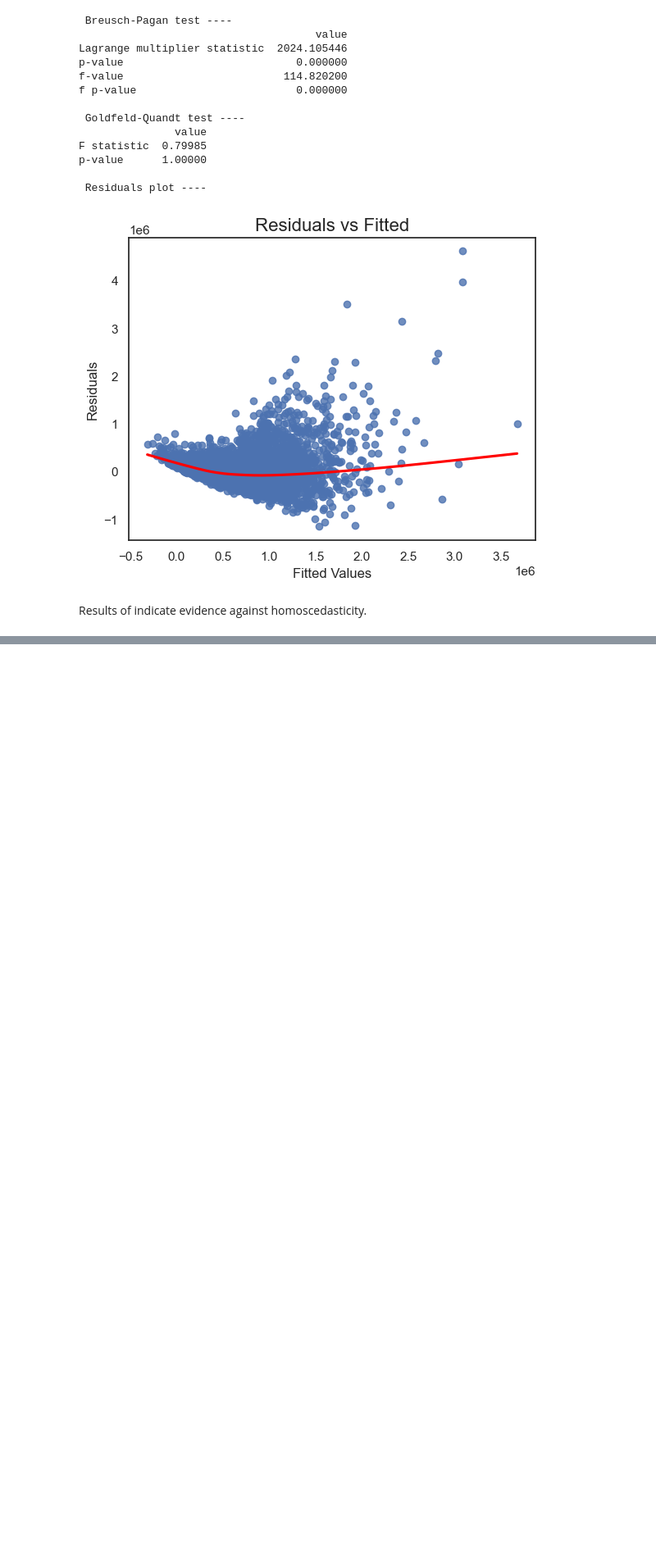
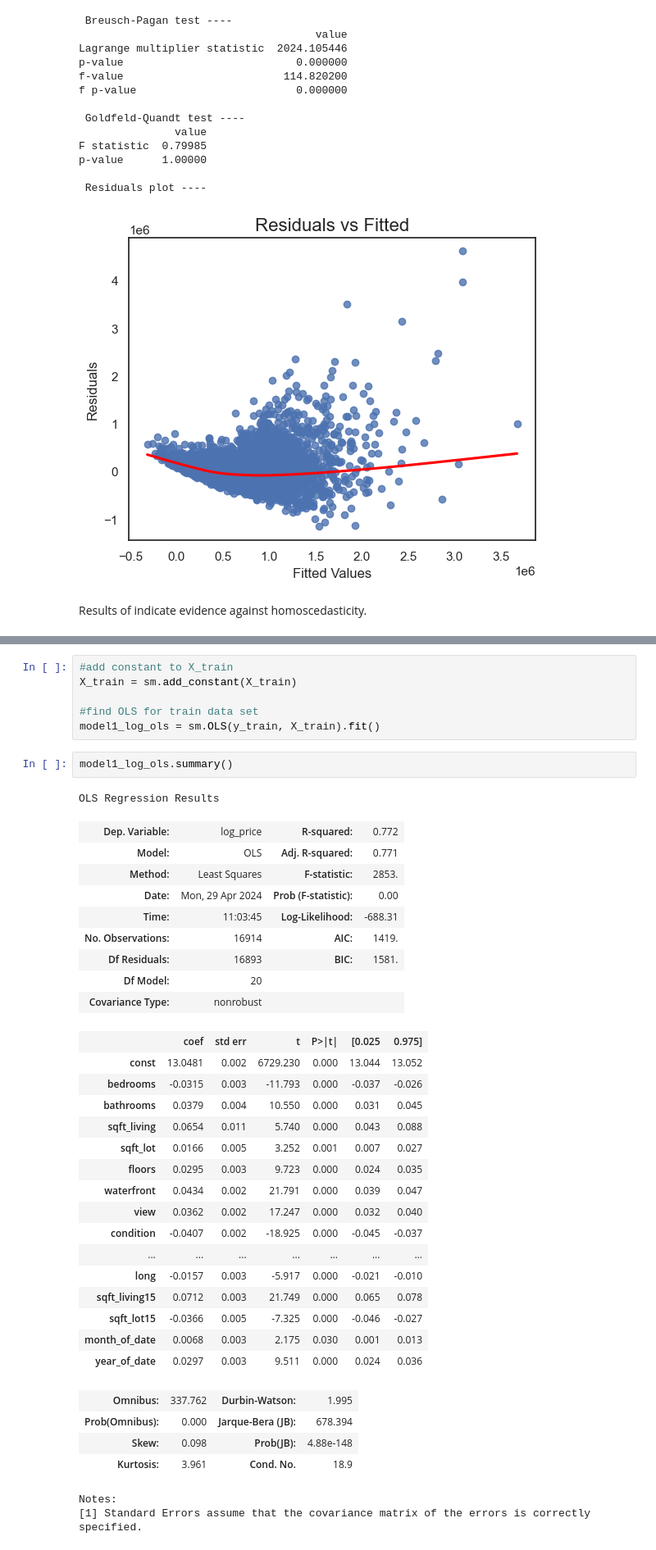
Before and after one commit to JEr1yAnalst/dsc-phase-2project_group7, a Jupyter notebook: student.ipynb, the cells around one changed output, grey strips where cells are left out. Shown: that part at 82% size. Drawn from its saved outputs; the diff is of its cells as text; blank space fills up the shorter version.

```diff
--- a/student.ipynb
+++ b/student.ipynb
@@ -1091,0 +1108,41 @@ Results of indicate evidence against homoscedasticity.
+# %%
+#add constant to X_train
+X_train = sm.add_constant(X_train)
+
+#find OLS for train data set
+model1_log_ols = sm.OLS(y_train, X_train).fit()
+# %%
+model1_log_ols.summary()
+# %% [output]
+OLS Regression Results
+| Dep. Variable: | log_price | R-squared: | 0.772 |
+| Model: | OLS | Adj. R-squared: | 0.771 |
+| Method: | Least Squares | F-statistic: | 2853. |
+| Date: | Mon, 29 Apr 2024 | Prob (F-statistic): | 0.00 |
+| Time: | 11:03:45 | Log-Likelihood: | -688.31 |
+| No. Observations: | 16914 | AIC: | 1419. |
+| Df Residuals: | 16893 | BIC: | 1581. |
+| Df Model: | 20 |  |  |
+| Covariance Type: | nonrobust |  |  |
+|  | coef | std err | t | P>|t| | [0.025 | 0.975] |
+| const | 13.0481 | 0.002 | 6729.230 | 0.000 | 13.044 | 13.052 |
+| bedrooms | -0.0315 | 0.003 | -11.793 | 0.000 | -0.037 | -0.026 |
+| bathrooms | 0.0379 | 0.004 | 10.550 | 0.000 | 0.031 | 0.045 |
+| sqft_living | 0.0654 | 0.011 | 5.740 | 0.000 | 0.043 | 0.088 |
+| sqft_lot | 0.0166 | 0.005 | 3.252 | 0.001 | 0.007 | 0.027 |
+| floors | 0.0295 | 0.003 | 9.723 | 0.000 | 0.024 | 0.035 |
+| waterfront | 0.0434 | 0.002 | 21.791 | 0.000 | 0.039 | 0.047 |
+| view | 0.0362 | 0.002 | 17.247 | 0.000 | 0.032 | 0.040 |
+| condition | -0.0407 | 0.002 | -18.925 | 0.000 | -0.045 | -0.037 |
+| ... | ... | ... | ... | ... | ... | ... |
+| long | -0.0157 | 0.003 | -5.917 | 0.000 | -0.021 | -0.010 |
+| sqft_living15 | 0.0712 | 0.003 | 21.749 | 0.000 | 0.065 | 0.078 |
+| sqft_lot15 | -0.0366 | 0.005 | -7.325 | 0.000 | -0.046 | -0.027 |
+| month_of_date | 0.0068 | 0.003 | 2.175 | 0.030 | 0.001 | 0.013 |
+| year_of_date | 0.0297 | 0.003 | 9.511 | 0.000 | 0.024 | 0.036 |
+| Omnibus: | 337.762 | Durbin-Watson: | 1.995 |
+| Prob(Omnibus): | 0.000 | Jarque-Bera (JB): | 678.394 |
+| Skew: | 0.098 | Prob(JB): | 4.88e-148 |
+| Kurtosis: | 3.961 | Cond. No. | 18.9 |
+Notes:
+[1] Standard Errors assume that the covariance matrix of the errors is correctly specified.
```
Also changed, not shown: parts of 10 cells of this notebook.
